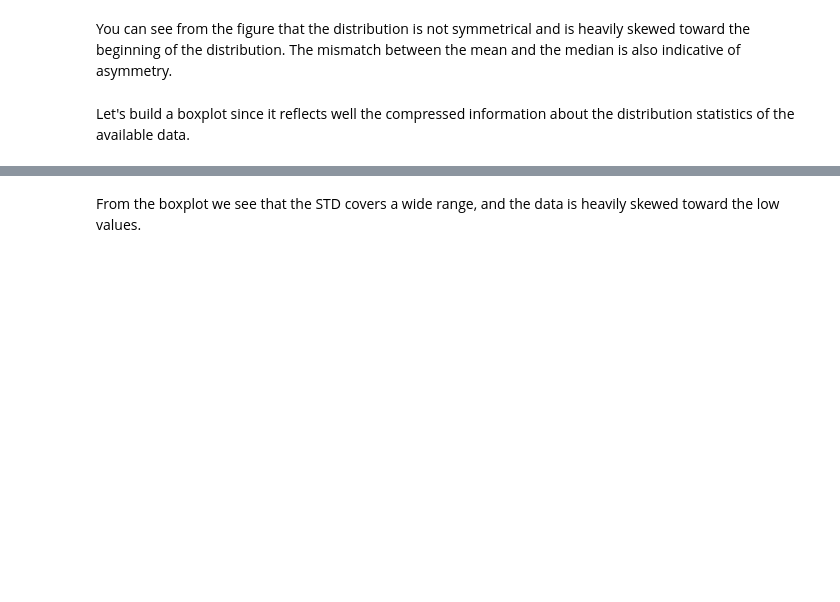
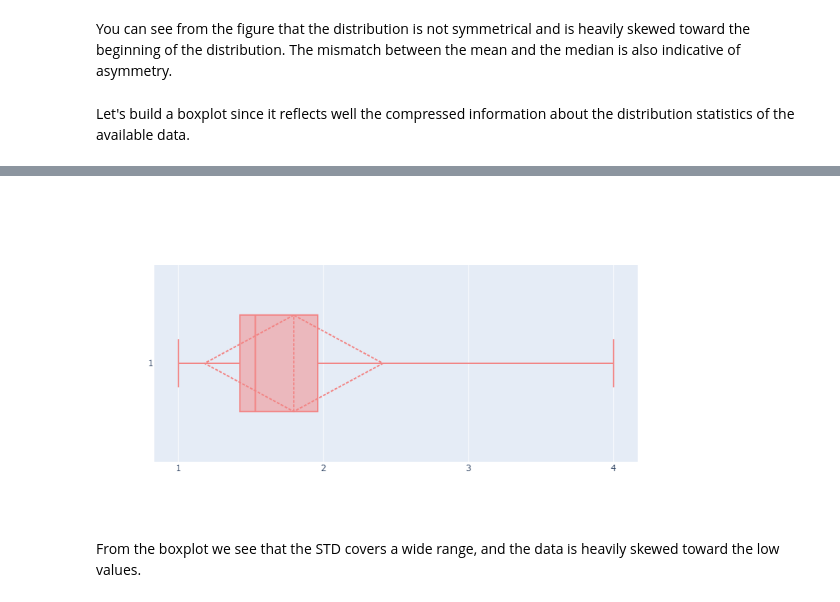
Before and after one commit to NinaGubina/AlgorithmsAndBigDataInChemistry, a Jupyter notebook: hw 2/Statistical_plots.ipynb, the cells around one changed output, grey strips where cells are left out. Drawn from its saved outputs; the diff is of its cells as text; code cells hidden in the pictures; blank space fills up the shorter version.

```diff
--- a/hw 2/Statistical_plots.ipynb
+++ b/hw 2/Statistical_plots.ipynb
@@ -99,3 +100,8 @@ fig.show()
+# %%
+image = 'fig/box.png'
+Image(filename=image, width=600)
+# %% [output]
+[figure, added]
 # %%
 pio.write_html(fig, file='boxplot.html', auto_open=True)
 # %% [markdown]
```
Also changed, not shown: parts of 4 cells of this notebook, 5 other files.
